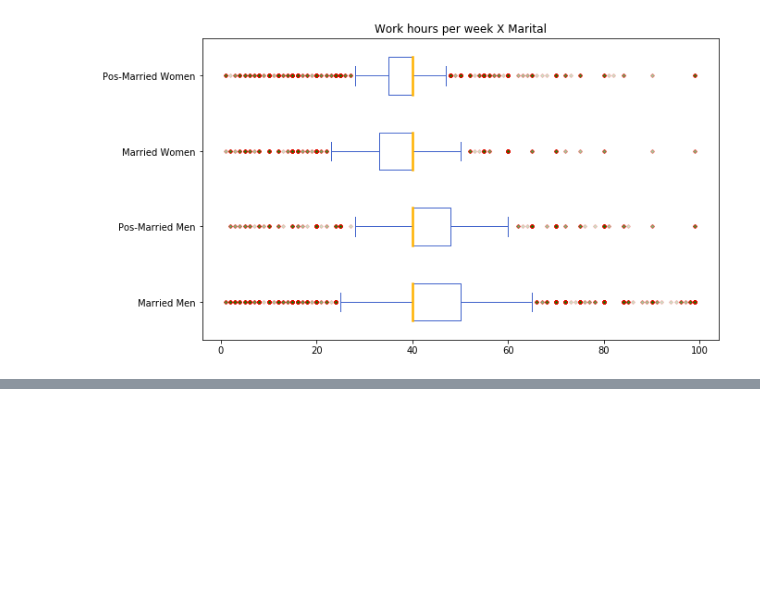
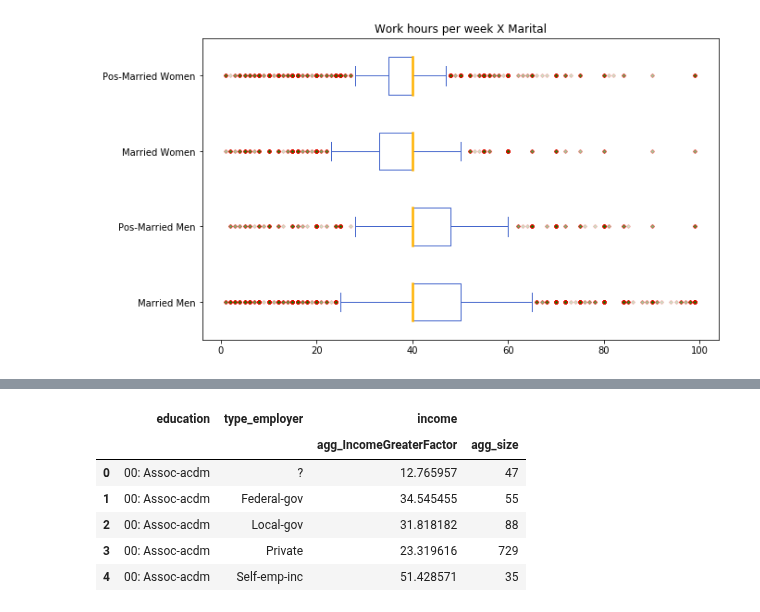
Before and after one commit to Pedalves/DataScience, a Jupyter notebook: ExploratoryDataAnalysis.ipynb, the cells around one changed output, grey strips where cells are left out. Cells and saved outputs as stored; diff of their text form; code cells hidden in the pictures; blank space fills up the shorter version.

```diff
--- a/ExploratoryDataAnalysis.ipynb
+++ b/ExploratoryDataAnalysis.ipynb
@@ -364,0 +454,39 @@ plt.show()
+# %%
+# Questão 4.3 - Agrupando dados
+
+# Funcao de agregação que calcula o fator: ( |>50k| / |Total| )
+def agg_IncomeGreaterFactor(x):
+    greaterCount = 0
+    lesserCount = 0
+    total = 0
+
+    for income in x:
+        total += 1
+        if income == "<=50K\n":
+            lesserCount += 1
+        else:
+            greaterCount += 1
+
+    if total == 0:
+        return 0
+    else:
+        return 100 * greaterCount / total
+
+# Funcao de agregação que calcula o total
+def agg_size(x):
+    return len(x)
+
+
+
+
+se_edu_workclass = df_edu_workclass.groupby( ['education','type_employer']).agg([agg_IncomeGreaterFactor,agg_size])
+se_edu_workclass = se_edu_workclass.reset_index()
+se_edu_workclass.head()
+# %% [output]
+|  | education | type_employer | income |  |
+|  |  |  | agg_IncomeGreaterFactor | agg_size |
+| 0 | 00: Assoc-acdm | ? | 12.765957 | 47 |
+| 1 | 00: Assoc-acdm | Federal-gov | 34.545455 | 55 |
+| 2 | 00: Assoc-acdm | Local-gov | 31.818182 | 88 |
+| 3 | 00: Assoc-acdm | Private | 23.319616 | 729 |
+| 4 | 00: Assoc-acdm | Self-emp-inc | 51.428571 | 35 |
```
Also changed, not shown: parts of 21 cells of this notebook.
